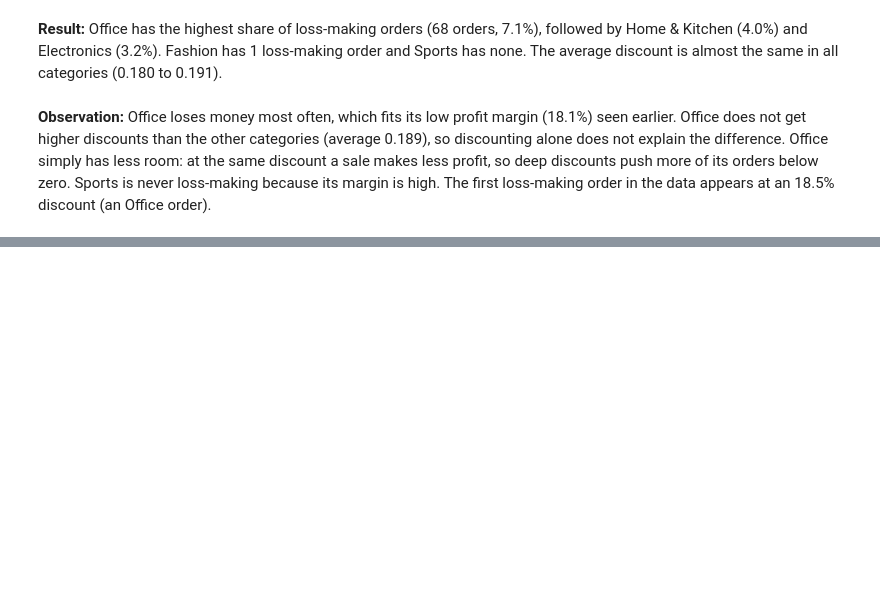
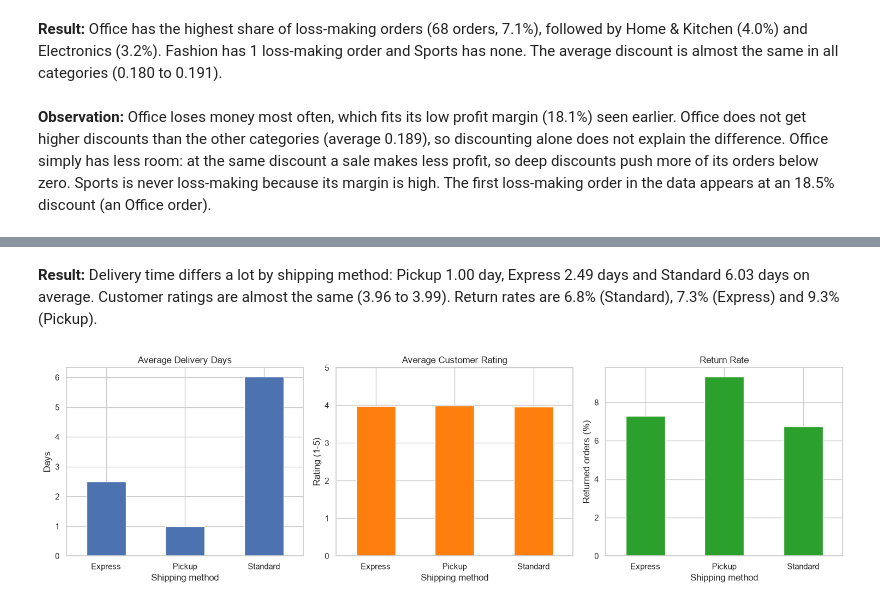
Before and after one commit to ariful3551/Ecommerce-Orders-Analysis, a Jupyter notebook: notebooks/03_eda_visualization.ipynb, the cells around one changed output, grey strips where cells are left out. Saved outputs shown, nothing was run; the diff lists cells and outputs as text; code cells hidden in the pictures; blank space fills up the shorter version.

Commit message:
Add shipping method vs delivery, rating and returns

```diff
--- a/notebooks/03_eda_visualization.ipynb
+++ b/notebooks/03_eda_visualization.ipynb
@@ -418,0 +422,9 @@ loss_by_cat.sort_values("Loss_Pct", ascending=False).round({"Avg_Discount": 3, "
+# %%
+shipping = sales_df.groupby("Shipping_Method").agg(
+    Orders=("Order_ID", "count"),
+    Avg_Delivery_Days=("Delivery_Days", "mean"),
+    Avg_Rating=("Customer_Rating", "mean"),
+    Return_Rate=("Returned", "mean"),
+)
+shipping["Return_Rate"] = shipping["Return_Rate"] * 100
+shipping.round({"Avg_Delivery_Days": 2, "Avg_Rating": 2, "Return_Rate": 1})
@@ -418,0 +437,27 @@ loss_by_cat.sort_values("Loss_Pct", ascending=False).round({"Avg_Discount": 3, "
+# %% [markdown]
+**Result:** Delivery time differs a lot by shipping method: Pickup 1.00 day, Express 2.49 days and Standard 6.03 days on average. Customer ratings are almost the same (3.96 to 3.99). Return rates are 6.8% (Standard), 7.3% (Express) and 9.3% (Pickup).
+# %%
+fig, axes = plt.subplots(1, 3, figsize=(15, 4.5))
+
+shipping["Avg_Delivery_Days"].plot(kind="bar", ax=axes[0])
+axes[0].set_title("Average Delivery Days")
+axes[0].set_ylabel("Days")
+
+shipping["Avg_Rating"].plot(kind="bar", ax=axes[1], color="tab:orange")
+axes[1].set_title("Average Customer Rating")
+axes[1].set_ylabel("Rating (1-5)")
+axes[1].set_ylim(0, 5)
+
+shipping["Return_Rate"].plot(kind="bar", ax=axes[2], color="tab:green")
+axes[2].set_title("Return Rate")
+axes[2].set_ylabel("Returned orders (%)")
+
+for ax in axes:
+    ax.set_xlabel("Shipping method")
+    ax.tick_params(axis="x", rotation=0)
+
+plt.tight_layout()
+plt.savefig("../reports/figures/09_shipping_method.png", dpi=150, bbox_inches="tight")
+plt.show()
+# %% [output]
+[figure, added]
```
Also changed, not shown: parts of 12 cells of this notebook, 1 other file.
